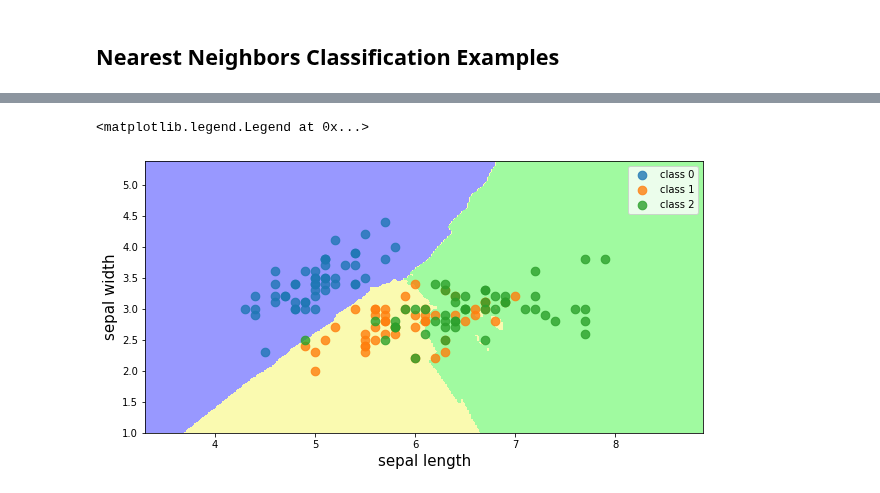
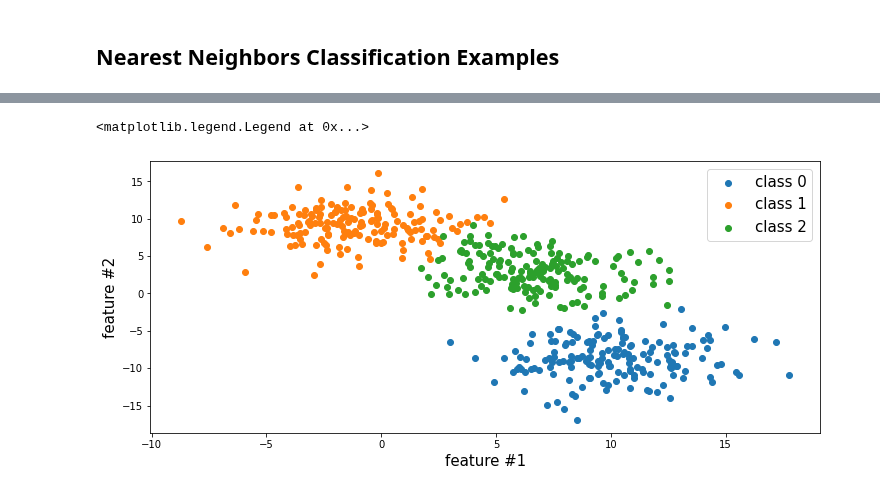
Before and after one commit to um-perez-alvaro/Data-Science-Practice, a Jupyter notebook: Jupyter Notebooks/Classification/notebooks/k-nearest neighbors.ipynb, the cells around one changed output, grey strips where cells are left out. Drawn from its saved outputs; the diff is of its cells as text; code cells hidden in the pictures.

```diff
--- a/Jupyter Notebooks/Classification/notebooks/k-nearest neighbors.ipynb
+++ b/Jupyter Notebooks/Classification/notebooks/k-nearest neighbors.ipynb
@@ -75,37 +91,20 @@ plt.legend()
-# %%
-# knn hyperparameters
-n_neighbors = 15
-weights = 'uniform'
-
-# fit a knn model
-knn_clf = KNeighborsClassifier(n_neighbors = n_neighbors,
-                               weights = weights)
-knn_clf.fit(X, y)
-
-# mesh grid
-h = .02
-x_min, x_max = X[:, 0].min() - 1, X[:, 0].max() + 1
-y_min, y_max = X[:, 1].min() - 1, X[:, 1].max() + 1
-xx, yy = np.meshgrid(np.arange(x_min, x_max, h),
-                     np.arange(y_min, y_max, h))
-
-# evaluate classifier at all mesh grid points
-Z = knn_clf.predict(np.c_[xx.ravel(), yy.ravel()])
-Z = Z.reshape(xx.shape)
-
-# Put the result into a color plot
-plt.figure(figsize=(10,5))
-custom_cmap = ListedColormap(['#9898ff','#fafab0','#a0faa0'])
-plt.contourf(xx, yy, Z, cmap=custom_cmap)
-
-# plot dataset
-for i in range(3):
-    plt.scatter(X[y==i,0], X[y==i,1], c = colors[i], label='class '+str(i), s=75, alpha=0.8)
-
-plt.xlabel('sepal length', fontsize=15)
-plt.ylabel('sepal width', fontsize=15)
-
-plt.legend()
-# %% [output]
-<matplotlib.legend.Legend at 0x...>
-[figure, removed]
+# %%
+from sklearn.datasets import make_blobs
+
+# generate a toy dataset with three blobs
+X,y = make_blobs(n_samples=500, centers = 3, cluster_std=2.5)
+
+# plot dataset
+fig, ax = plt.subplots(figsize=(12,5))
+
+ax.scatter(X[y==0,0],X[y==0,1],label = 'class '+str(0))
+ax.scatter(X[y==1,0],X[y==1,1],label = 'class '+str(1))
+ax.scatter(X[y==2,0],X[y==2,1],label = 'class '+str(2))
+
+ax.set_xlabel('feature #1', fontsize=15)
+ax.set_ylabel('feature #2', fontsize=15)
+
+ax.legend(fontsize=15)
+# %% [output]
+<matplotlib.legend.Legend at 0x...>
+[figure, added]
```
Also changed, not shown: parts of 28 cells of this notebook, 11 other files.
